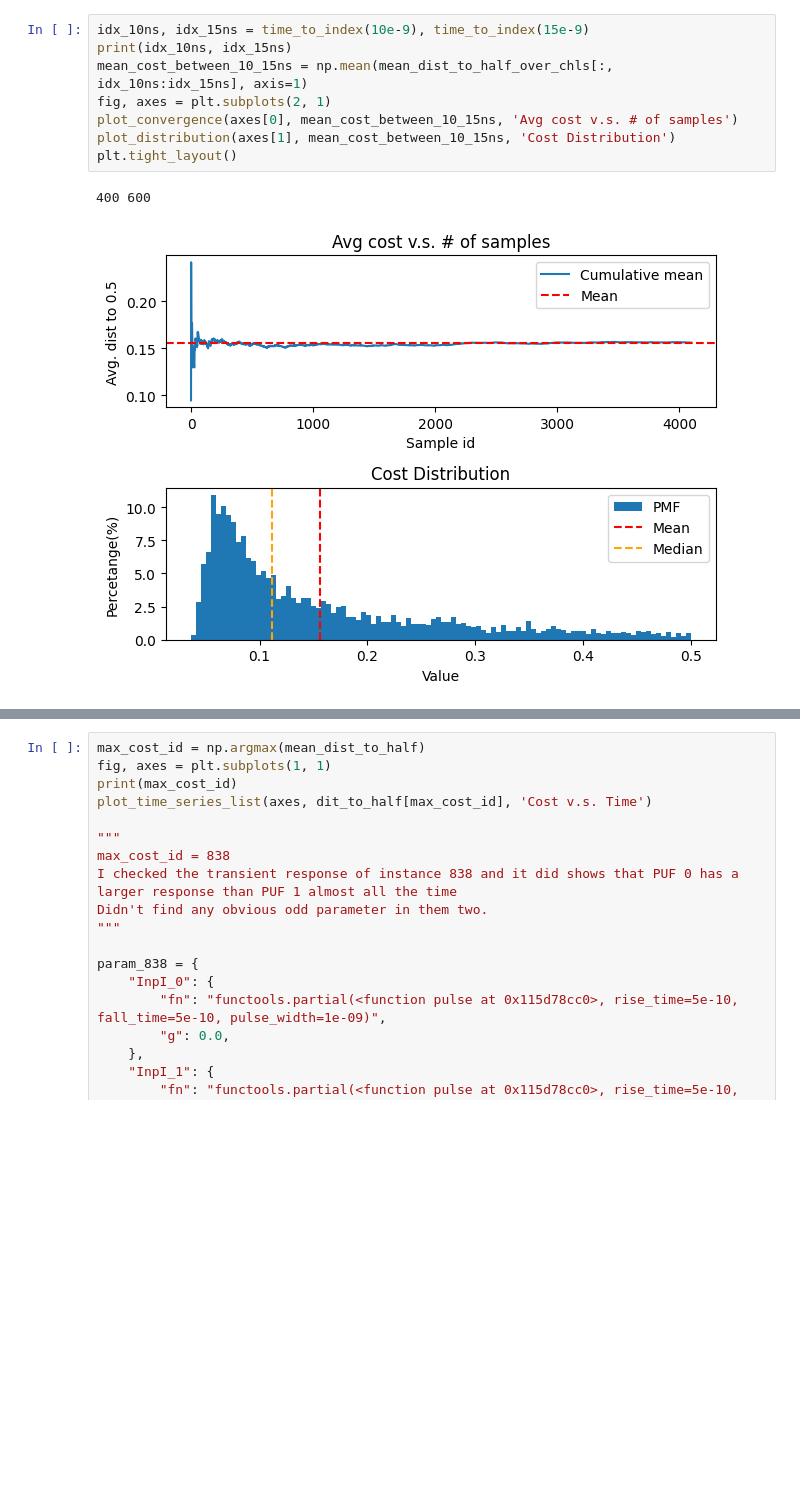
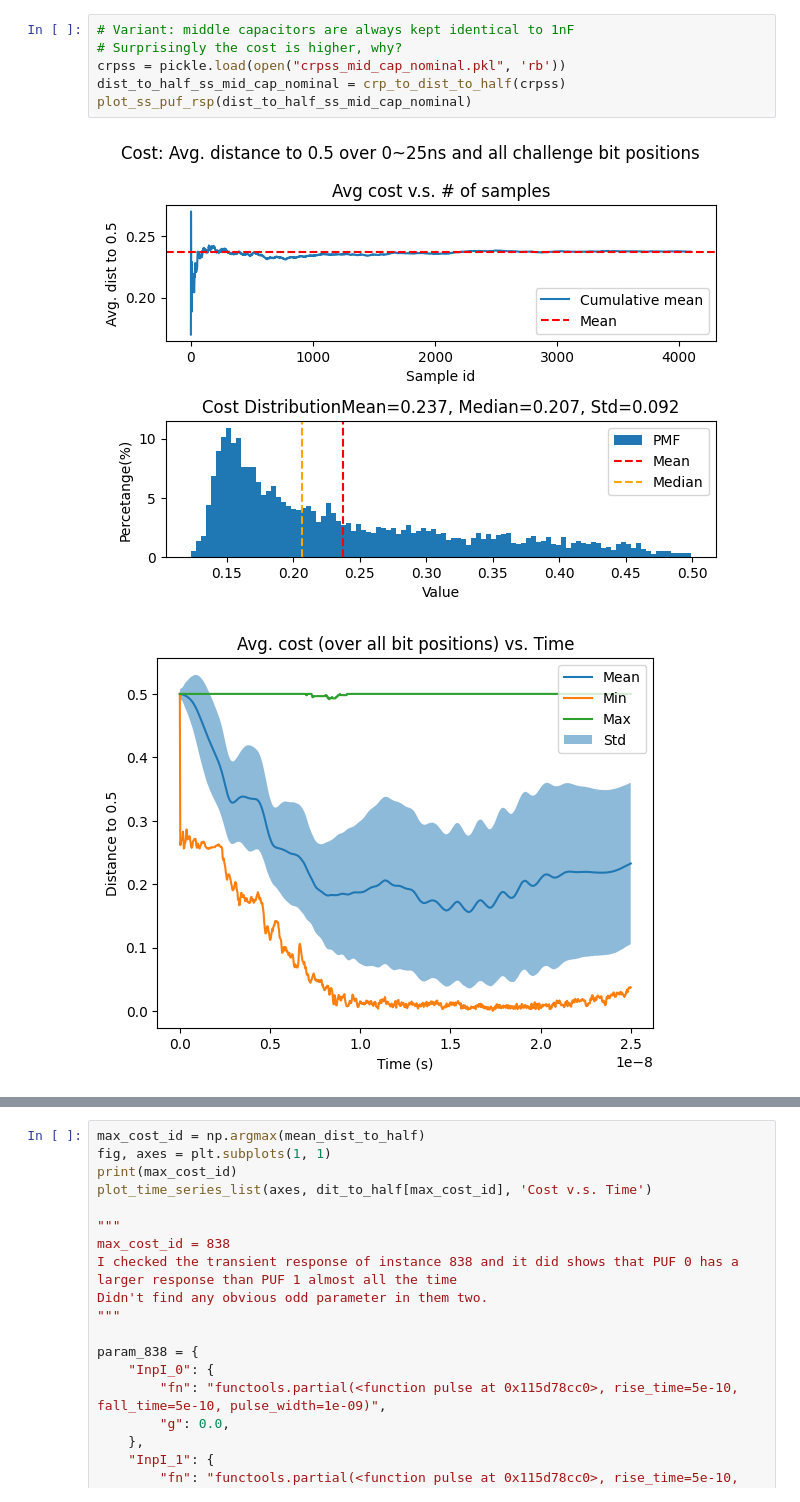
Before and after one commit to WangYuNeng/Ark, a Jupyter notebook: examples/tln/plot_bf_exp.ipynb, the cells around one changed output, grey strips where cells are left out. Cells and saved outputs as stored; diff of their text form; blank space fills up the shorter version.

```diff
--- a/examples/tln/plot_bf_exp.ipynb
+++ b/examples/tln/plot_bf_exp.ipynb
@@ -87,11 +110,9 @@ plot_time_series_with_std(axes, mean_dist_to_half_over_chls, 'Avg. cost vs. Time
-# %%
-idx_10ns, idx_15ns = time_to_index(10e-9), time_to_index(15e-9)
-print(idx_10ns, idx_15ns)
-mean_cost_between_10_15ns = np.mean(mean_dist_to_half_over_chls[:, idx_10ns:idx_15ns], axis=1)
-fig, axes = plt.subplots(2, 1)
-plot_convergence(axes[0], mean_cost_between_10_15ns, 'Avg cost v.s. # of samples')
-plot_distribution(axes[1], mean_cost_between_10_15ns, 'Cost Distribution')
-plt.tight_layout()
-# %% [output]
-400 600
-[figure, removed]
+# %%
+# Variant: middle capacitors are always kept identical to 1nF
+# Surprisingly the cost is higher, why?
+crpss = pickle.load(open("crpss_mid_cap_nominal.pkl", 'rb'))
+dist_to_half_ss_mid_cap_nominal = crp_to_dist_to_half(crpss)
+plot_ss_puf_rsp(dist_to_half_ss_mid_cap_nominal)
+# %% [output]
+[figure, added]
+[figure, added]
```
Also changed, not shown: parts of 12 cells of this notebook, 1 other file.
